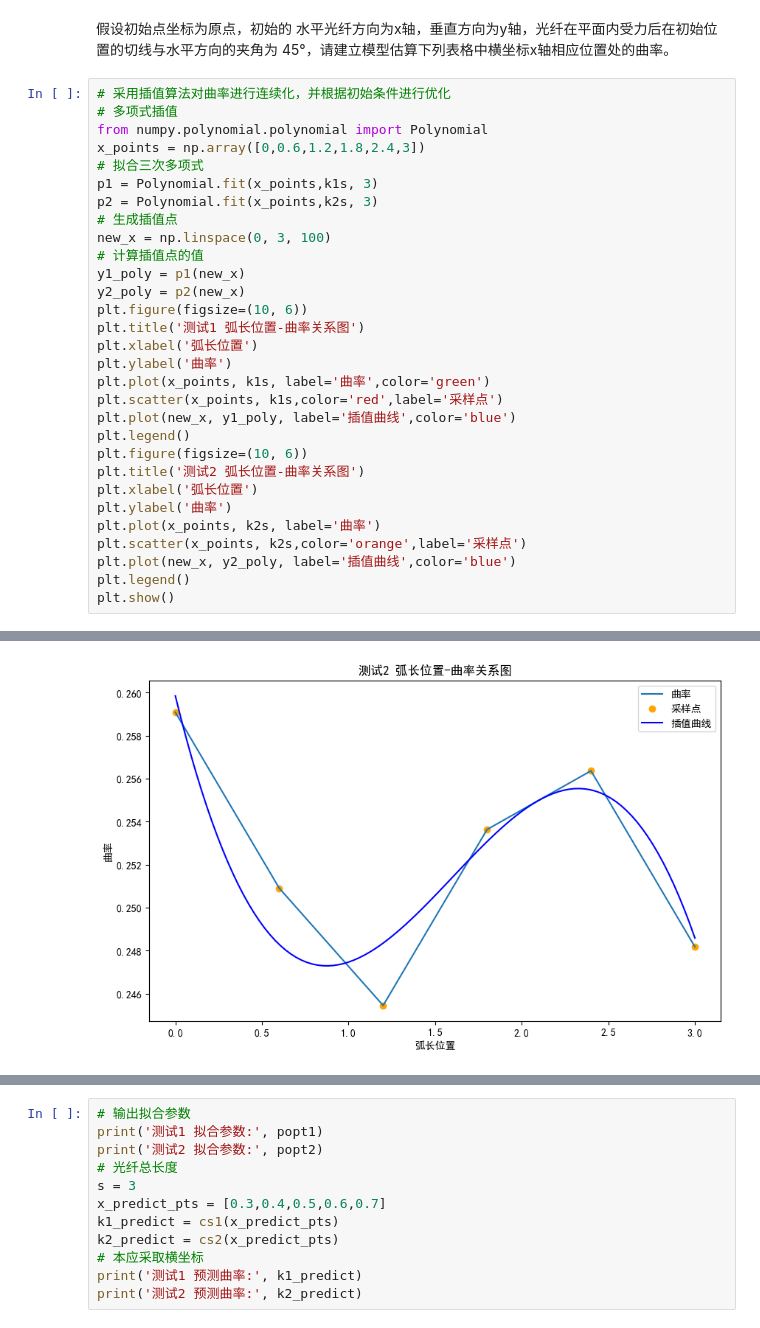
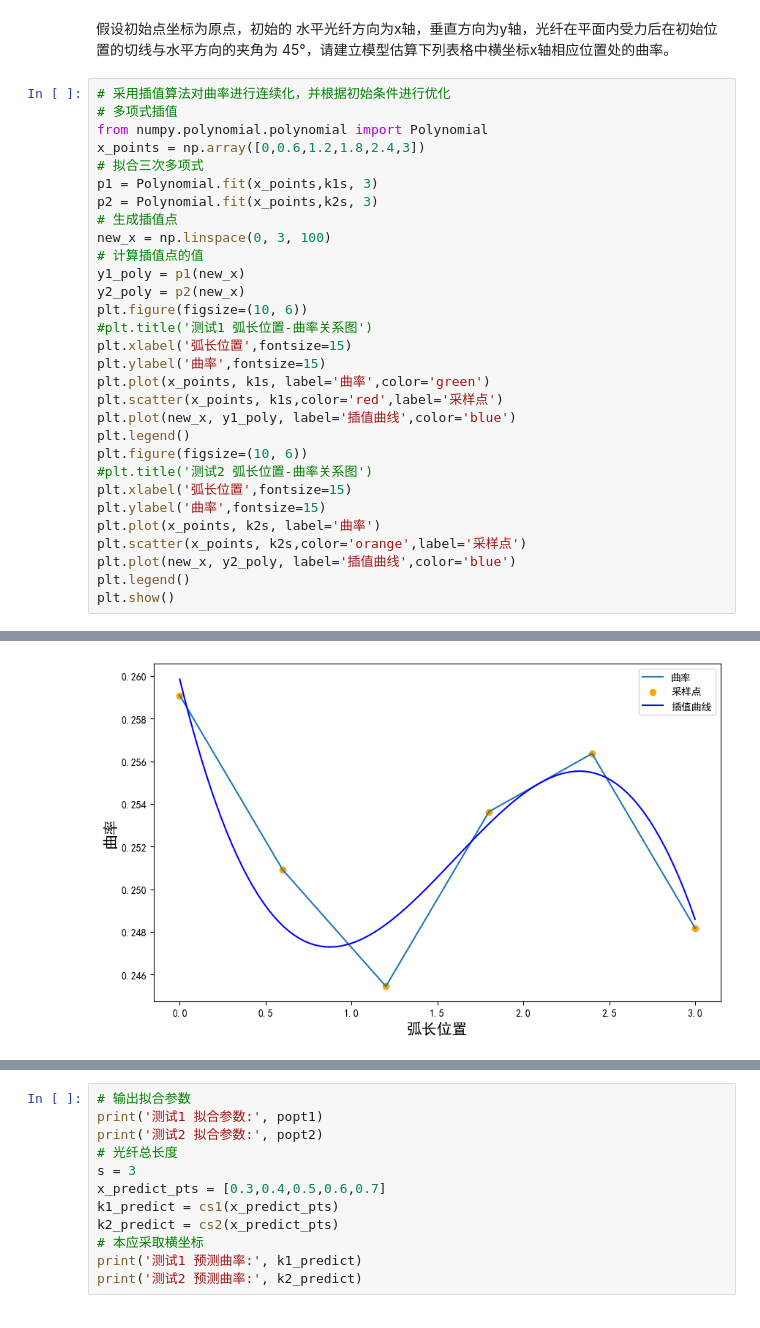
Before and after one commit to JesterHey/2024------, a Jupyter notebook: q1&q2.ipynb, the cells around one changed output, grey strips where cells are left out. Drawn from its saved outputs; the diff is of its cells as text.

```diff
--- a/q1&q2.ipynb
+++ b/q1&q2.ipynb
@@ -52,17 +59,17 @@ new_x = np.linspace(0, 3, 100)
 y1_poly = p1(new_x)
 y2_poly = p2(new_x)
 plt.figure(figsize=(10, 6))
-plt.title('测试1 弧长位置-曲率关系图')
-plt.xlabel('弧长位置')
-plt.ylabel('曲率')
+#plt.title('测试1 弧长位置-曲率关系图')
+plt.xlabel('弧长位置',fontsize=15)
+plt.ylabel('曲率',fontsize=15)
 plt.plot(x_points, k1s, label='曲率',color='green')
 plt.scatter(x_points, k1s,color='red',label='采样点')
 plt.plot(new_x, y1_poly, label='插值曲线',color='blue')
 plt.legend()
 plt.figure(figsize=(10, 6))
-plt.title('测试2 弧长位置-曲率关系图')
-plt.xlabel('弧长位置')
-plt.ylabel('曲率')
+#plt.title('测试2 弧长位置-曲率关系图')
+plt.xlabel('弧长位置',fontsize=15)
+plt.ylabel('曲率',fontsize=15)
 plt.plot(x_points, k2s, label='曲率')
 plt.scatter(x_points, k2s,color='orange',label='采样点')
 plt.plot(new_x, y2_poly, label='插值曲线',color='blue')
@@ -73,4 +80,4 @@ plt.show()
-[figure, old version]
+[figure, new version]
 # %%
 # 样条插值
 
```
Also changed, not shown: parts of 8 cells of this notebook, 1 other file.
